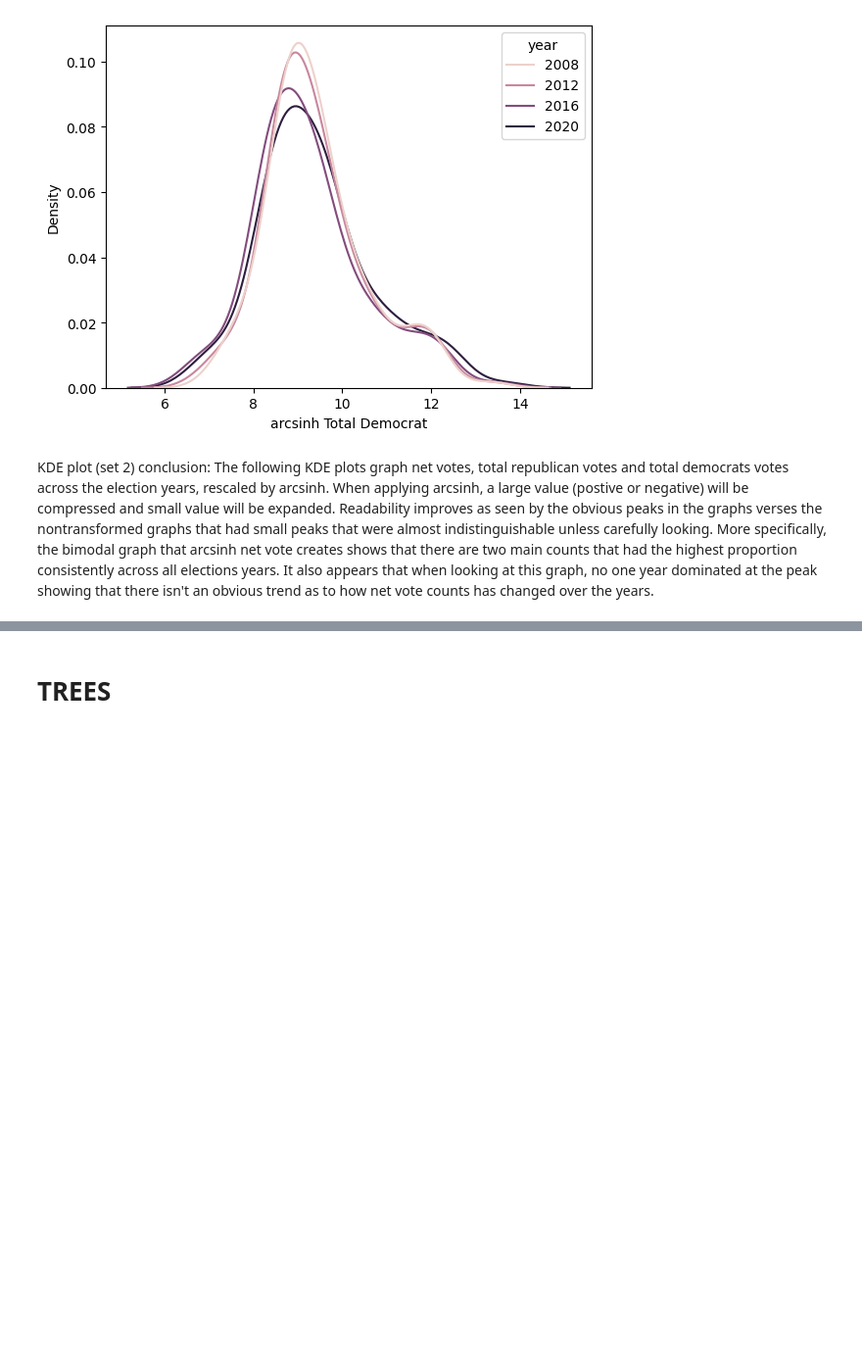
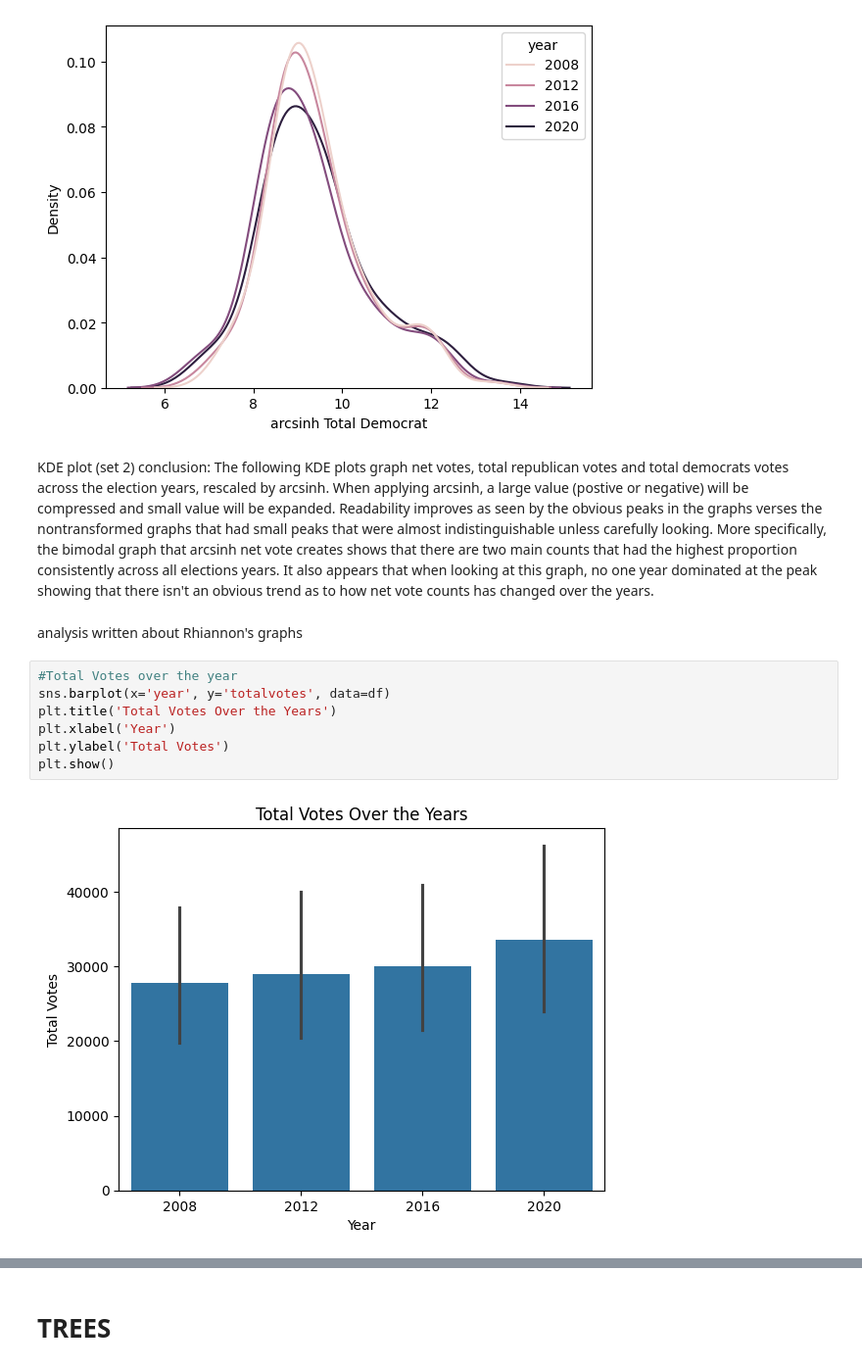
Before and after one commit to Catherine-Nguyen88/project_voting, a Jupyter notebook: Voting_Catherine's_Part.ipynb, the cells around one changed output, grey strips where cells are left out. Shown at 98% size. Saved outputs shown, nothing was run; the diff lists cells and outputs as text; blank space fills up the shorter version.

```diff
--- a/Voting_Catherine's_Part.ipynb
+++ b/Voting_Catherine's_Part.ipynb
@@ -150,3 +150,14 @@ plt.show()
 [figure]
 # %% [markdown]
 KDE plot (set 2) conclusion: The following KDE plots graph net votes, total republican votes and total democrats votes across the election years, rescaled by arcsinh. When applying arcsinh, a large value (postive or negative) will be compressed and small value will be expanded. Readability improves as seen by the obvious peaks in the graphs verses the nontransformed graphs that had small peaks that were almost indistinguishable unless carefully looking. More specifically, the bimodal graph that arcsinh net vote creates shows that there are two main counts that had the highest proportion consistently across all elections years. It also appears that when looking at this graph, no one year dominated at the peak showing that there isn't an obvious trend as to how net vote counts has changed over the years.
+# %% [markdown]
+analysis written about Rhiannon's graphs
+# %%
+#Total Votes over the year
+sns.barplot(x='year', y='totalvotes', data=df)
+plt.title('Total Votes Over the Years')
+plt.xlabel('Year')
+plt.ylabel('Total Votes')
+plt.show()
+# %% [output]
+[figure, added]
```
Also changed, not shown: parts of 3 cells of this notebook.
